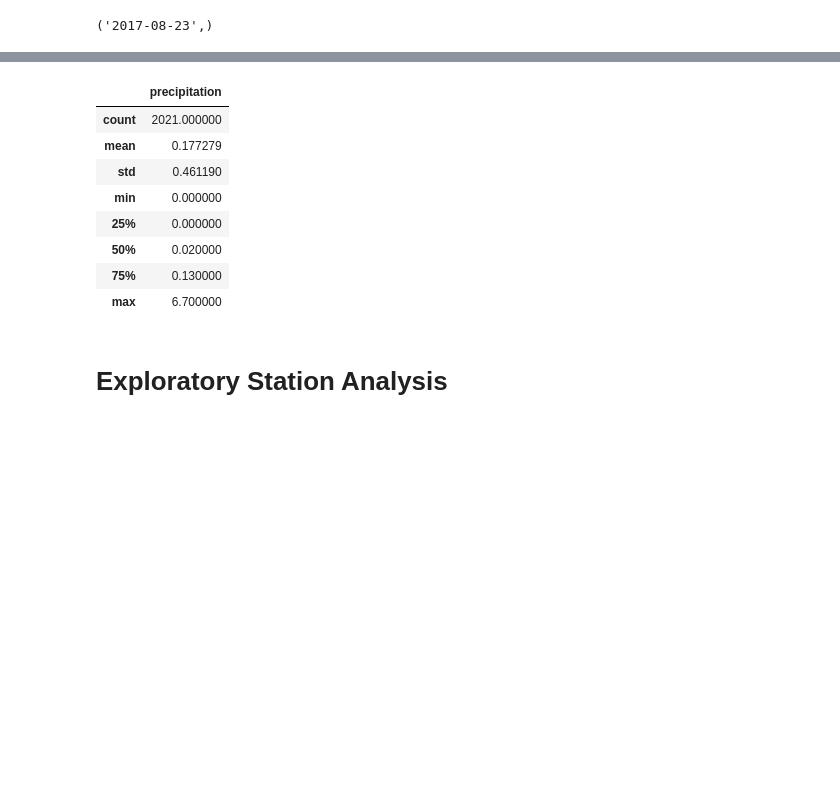
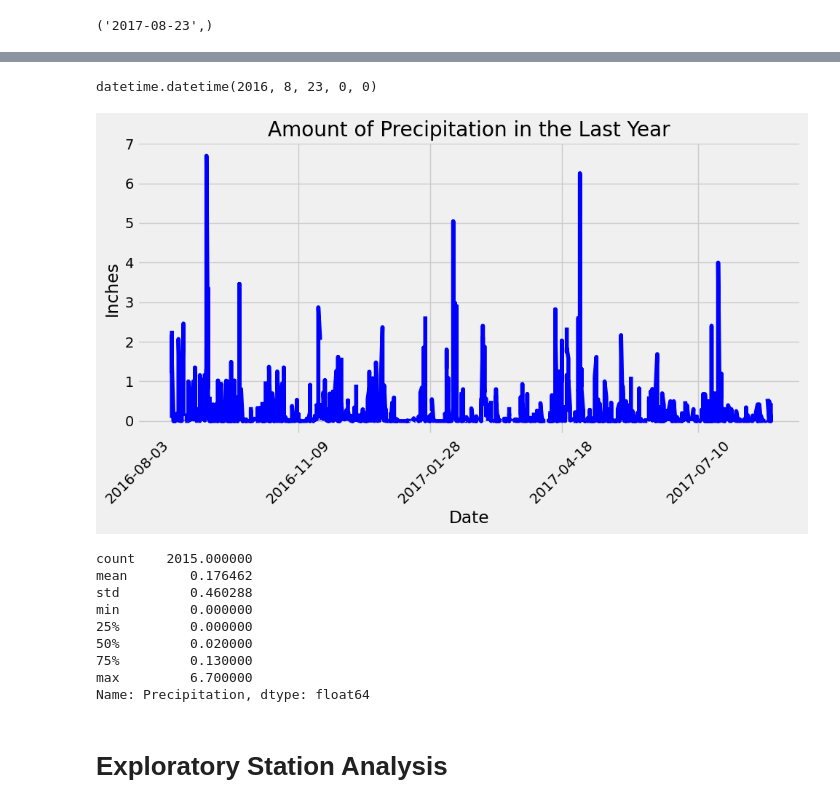
Before and after one commit to zachrehfuss/sqlAlchemy-Challenge, a Jupyter notebook: climate_starter.ipynb, the cells around one changed output, grey strips where cells are left out. Saved outputs shown, nothing was run; the diff lists cells and outputs as text; code cells hidden in the pictures; blank space fills up the shorter version.

Commit message:
coding up to summary stats, need to tweak bar graph display

```diff
--- a/climate_starter.ipynb
+++ b/climate_starter.ipynb
@@ -94,15 +70,54 @@ Text(0, 0.5, 'Inches')
+# %%
+#Calculate the date one year from the last date in data set.
+
+dt.datetime(2017, 8, 23) - dt.timedelta(days=365)
+# %% [output]
+datetime.datetime(2016, 8, 23, 0, 0)
+# %%
+# Design a query to retrieve the last 12 months of precipitation data and plot the results.
+
+# Perform a query to retrieve the data and precipitation scores and put into variable
+yearly_precipitation = session.query(Measurement.date, Measurement.prcp).\
+    filter(Measurement.date > '2016-08-23').\
+    order_by(Measurement.date).all()
+
+# Save the query results as a Pandas DataFrame. Explicitly set the column names
+rain_df = pd.DataFrame(yearly_precipitation, columns=['Date', 'Precipitation'])
+
+# Sort the dataframe by date
+rain_df['Date'] = pd.to_datetime(rain_df['Date'])
+rain_df = rain_df.sort_values('Date')
+# Use Pandas Plotting with Matplotlib to plot the data
+plt.figure(figsize=(10,6))
+plt.plot(rain_df['Date'], rain_df['Precipitation'], color='b')
+
+#Label graph and axis
+plt.title('Amount of Precipitation in the Last Year')
+plt.xlabel('Date')
+plt.ylabel('Inches')
+
+#Set x-ticks
+dates = ['2016-08-03', '2016-11-09', '2017-01-28', '2017-04-18', '2017-07-10']
+plt.xticks(ticks=pd.to_datetime(dates), labels=dates, rotation=45)
+
+#Display Graph
+plt.tight_layout()
+plt.show()
+# %% [output]
+[figure, added]
 # %%
 # Use Pandas to calculate the summary statistics for the precipitation data
+rain_df['Precipitation'].describe()
 # %% [output]
-|  | precipitation |
-| count | 2021.000000 |
-| mean | 0.177279 |
-| std | 0.461190 |
-| min | 0.000000 |
-| 25% | 0.000000 |
-| 50% | 0.020000 |
-| 75% | 0.130000 |
-| max | 6.700000 |
+count    2015.000000
+mean        0.176462
+std         0.460288
+min         0.000000
+25%         0.000000
+50%         0.020000
+75%         0.130000
+max         6.700000
+Name: Precipitation, dtype: float64
 # %% [markdown]
 # Exploratory Station Analysis
 # %%
```
Also changed, not shown: parts of 5 cells of this notebook.
